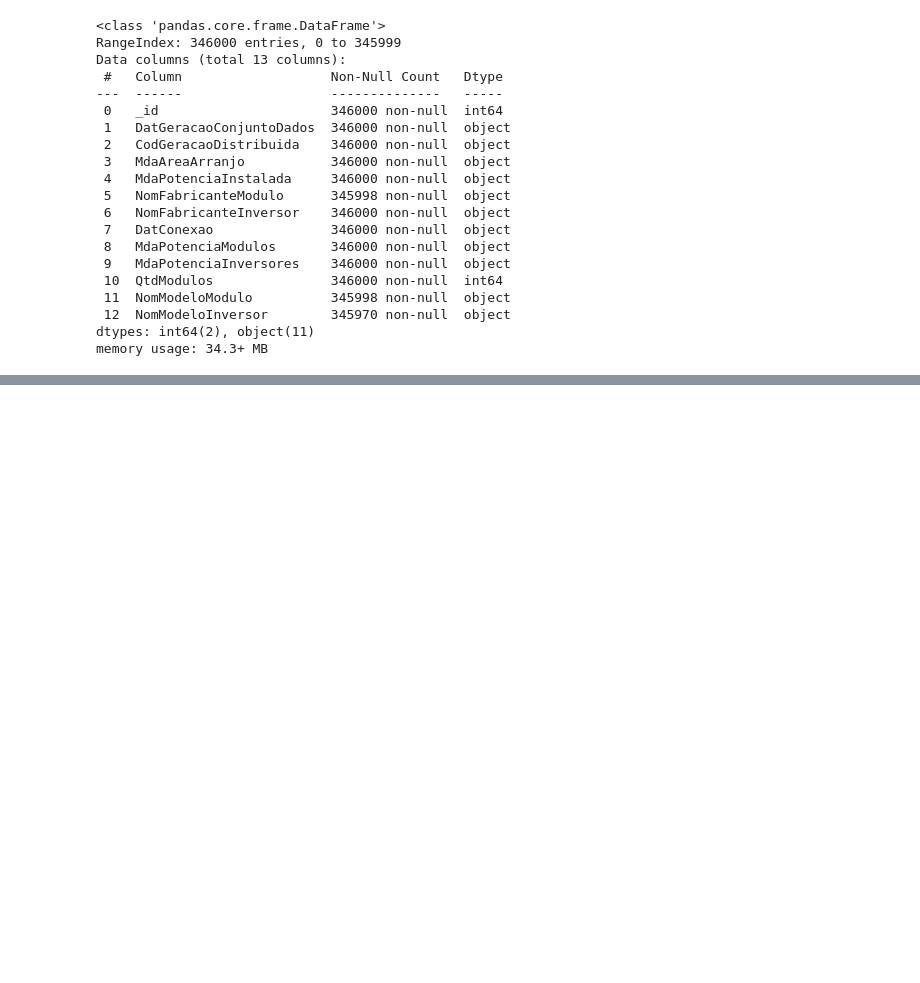
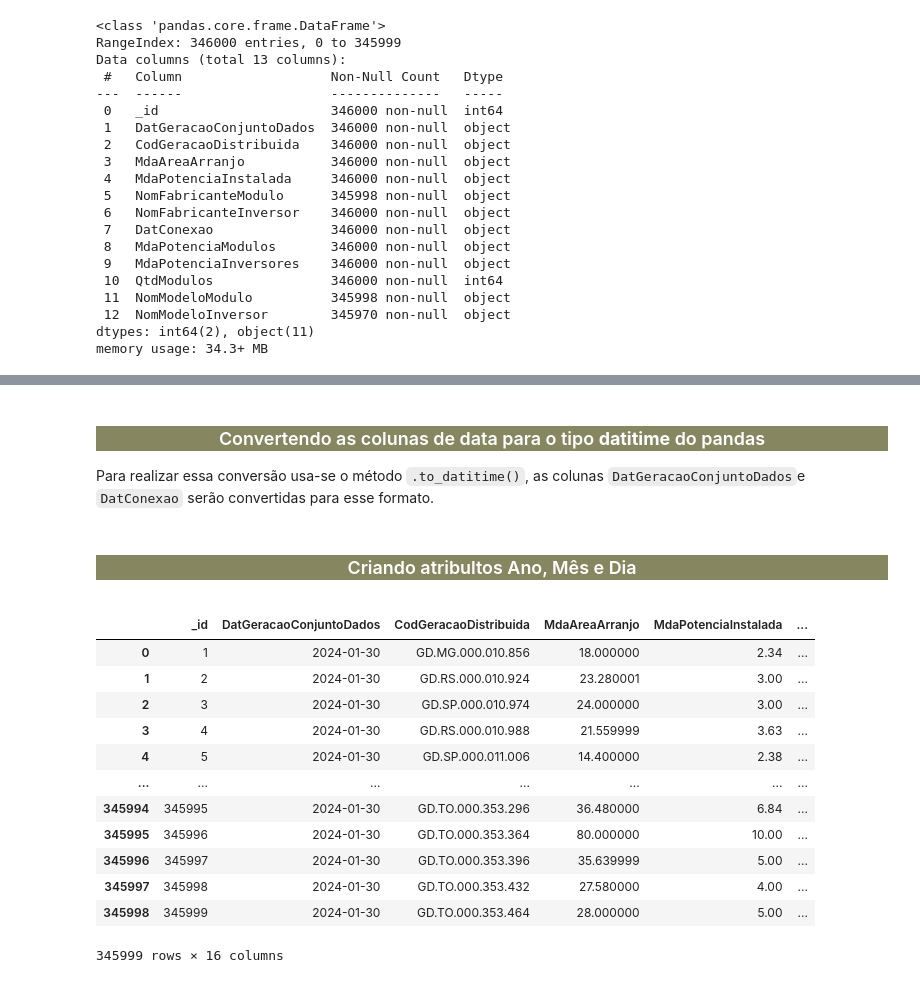
Before and after one commit to Oseiasdfarias/projeto_portifolio_data_science, a Jupyter notebook: geracao_distribuida_fotovoltaica.ipynb, the cells around one changed output, grey strips where cells are left out. Saved outputs shown, nothing was run; the diff lists cells and outputs as text; code cells hidden in the pictures; blank space fills up the shorter version.

```diff
--- a/geracao_distribuida_fotovoltaica.ipynb
+++ b/geracao_distribuida_fotovoltaica.ipynb
@@ -45,0 +119,4 @@ memory usage: 34.3+ MB
+# %% [markdown]
+<center> <h3 style="background-color:#868661; color:white" >Convertendo as colunas de data para o tipo <strong>datitime</strong> do pandas</h3></center>
+
+Para realizar essa conversão usa-se o método `.to_datitime()`, as colunas `DatGeracaoConjuntoDados`e `DatConexao` serão convertidas para esse formato.
@@ -45,0 +126,2 @@ memory usage: 34.3+ MB
+# %% [markdown]
+<center> <h3 style="background-color:#868661; color:white" >Criando atribultos Ano, Mês e Dia</h3></center>
@@ -45,0 +132,16 @@ memory usage: 34.3+ MB
+# %%
+df.head(-1)
+# %% [output]
+|  | _id | DatGeracaoConjuntoDados | CodGeracaoDistribuida | MdaAreaArranjo | MdaPotenciaInstalada | ... |
+| 0 | 1 | 2024-01-30 | GD.MG.000.010.856 | 18.000000 | 2.34 | ... |
+| 1 | 2 | 2024-01-30 | GD.RS.000.010.924 | 23.280001 | 3.00 | ... |
+| 2 | 3 | 2024-01-30 | GD.SP.000.010.974 | 24.000000 | 3.00 | ... |
+| 3 | 4 | 2024-01-30 | GD.RS.000.010.988 | 21.559999 | 3.63 | ... |
+| 4 | 5 | 2024-01-30 | GD.SP.000.011.006 | 14.400000 | 2.38 | ... |
+| ... | ... | ... | ... | ... | ... | ... |
+| 345994 | 345995 | 2024-01-30 | GD.TO.000.353.296 | 36.480000 | 6.84 | ... |
+| 345995 | 345996 | 2024-01-30 | GD.TO.000.353.364 | 80.000000 | 10.00 | ... |
+| 345996 | 345997 | 2024-01-30 | GD.TO.000.353.396 | 35.639999 | 5.00 | ... |
+| 345997 | 345998 | 2024-01-30 | GD.TO.000.353.432 | 27.580000 | 4.00 | ... |
+| 345998 | 345999 | 2024-01-30 | GD.TO.000.353.464 | 28.000000 | 5.00 | ... |
+345999 rows × 16 columns
```
Also changed, not shown: parts of 24 cells of this notebook, 3 other files.
